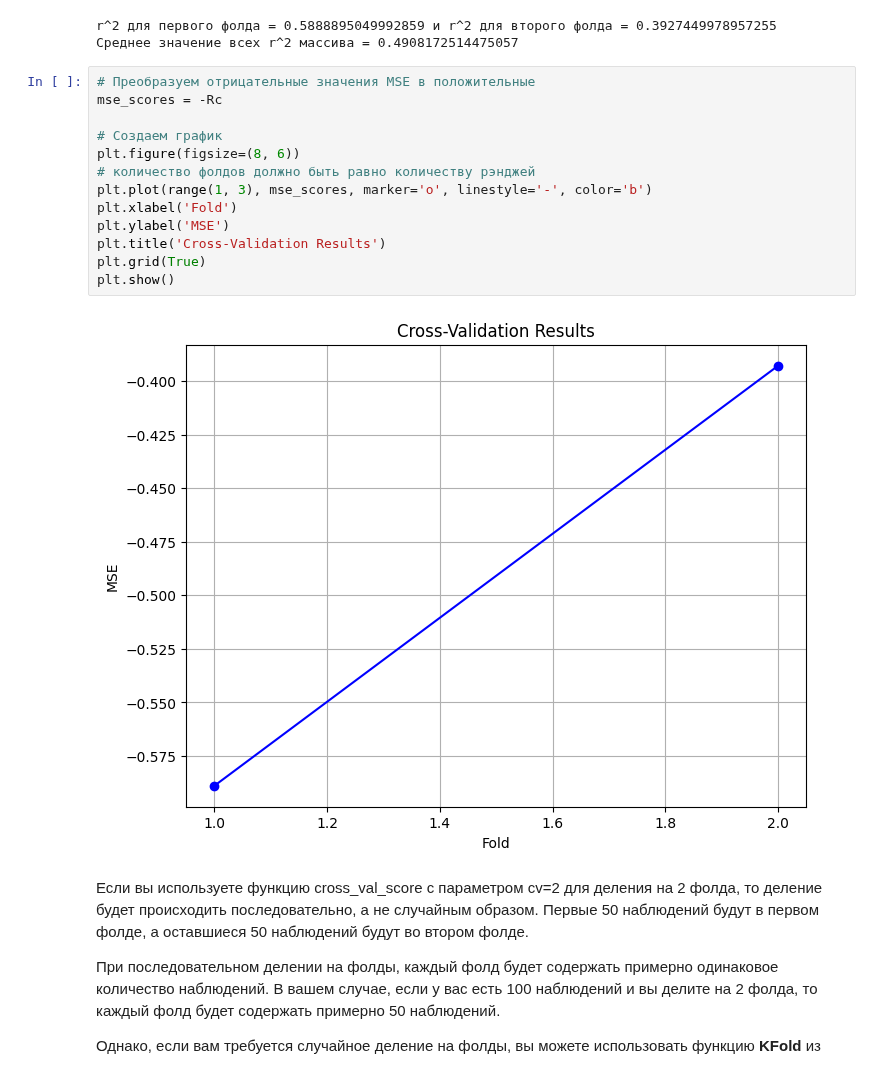
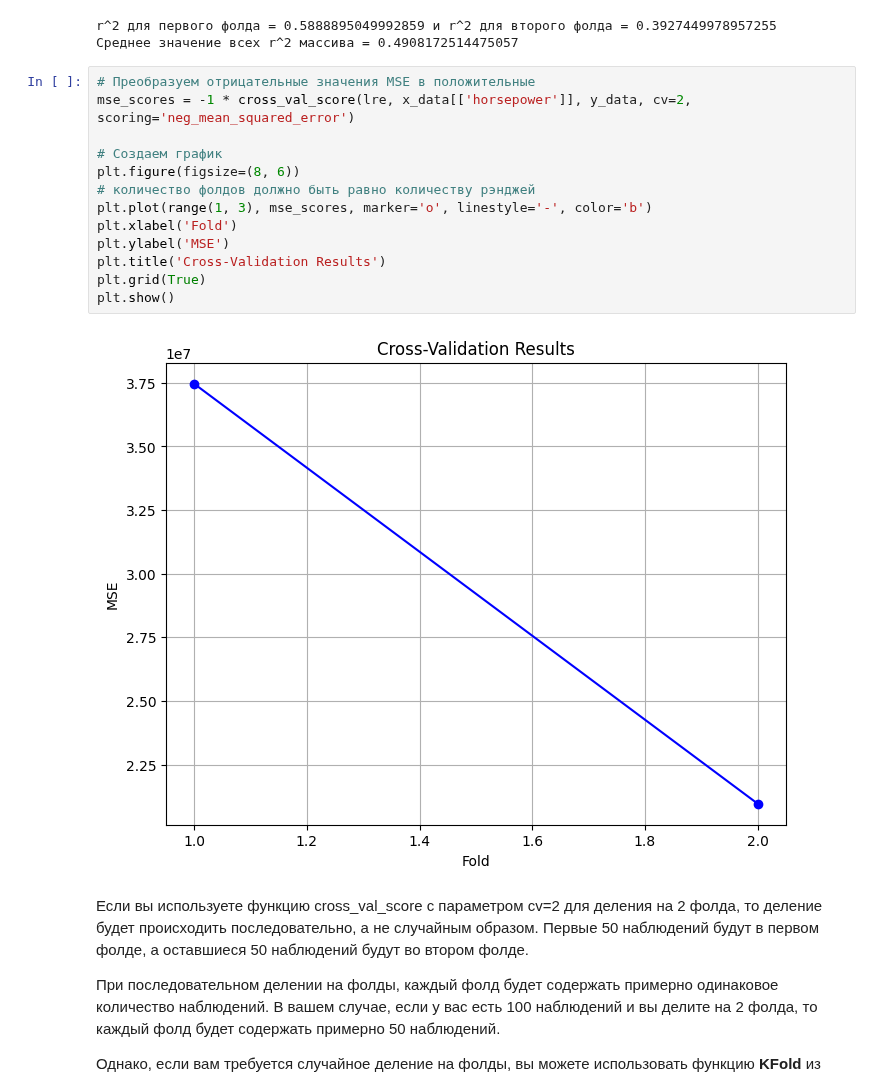
Before and after one commit to MrsMystique/python-repo, a Jupyter notebook: DataAnalysis/analisys for prediction/Labs/Шаг5 Оценка модели и уточнения.ipynb, the cells around one changed output. Drawn from its saved outputs; the diff is of its cells as text.

```diff
--- a/DataAnalysis/analisys for prediction/Labs/Шаг5 Оценка модели и уточнения.ipynb
+++ b/DataAnalysis/analisys for prediction/Labs/Шаг5 Оценка модели и уточнения.ipynb
@@ -384,19 +384,19 @@ r^2 для первого фолда = 0.5888895049992859 и r^2 для втор
 Среднее значение всех r^2 массива = 0.4908172514475057
 # %%
 # Преобразуем отрицательные значения MSE в положительные
-mse_scores = -Rc
+mse_scores = -1 * cross_val_score(lre, x_data[['horsepower']], y_data, cv=2, scoring='neg_mean_squared_error')
 
 # Создаем график
 plt.figure(figsize=(8, 6))
 # количество фолдов должно быть равно количеству рэнджей
 plt.plot(range(1, 3), mse_scores, marker='o', linestyle='-', color='b')
 plt.xlabel('Fold')
 plt.ylabel('MSE')
 plt.title('Cross-Validation Results')
 plt.grid(True)
 plt.show()
 # %% [output]
-[figure, old version]
+[figure, new version]
 # %% [markdown]
 Если вы используете функцию cross_val_score с параметром cv=2 для деления на 2 фолда, то деление будет происходить последовательно, а не случайным образом. Первые 50 наблюдений будут в первом фолде, а оставшиеся 50 наблюдений будут во втором фолде.
 
```
Also changed, not shown: parts of 1 cell of this notebook.
